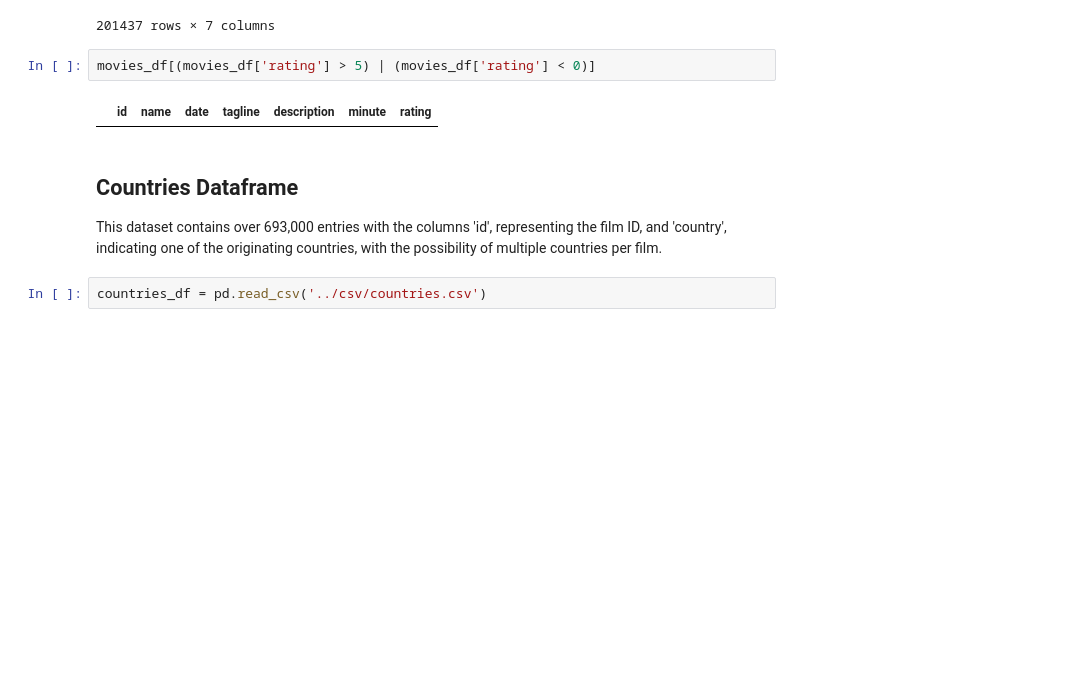
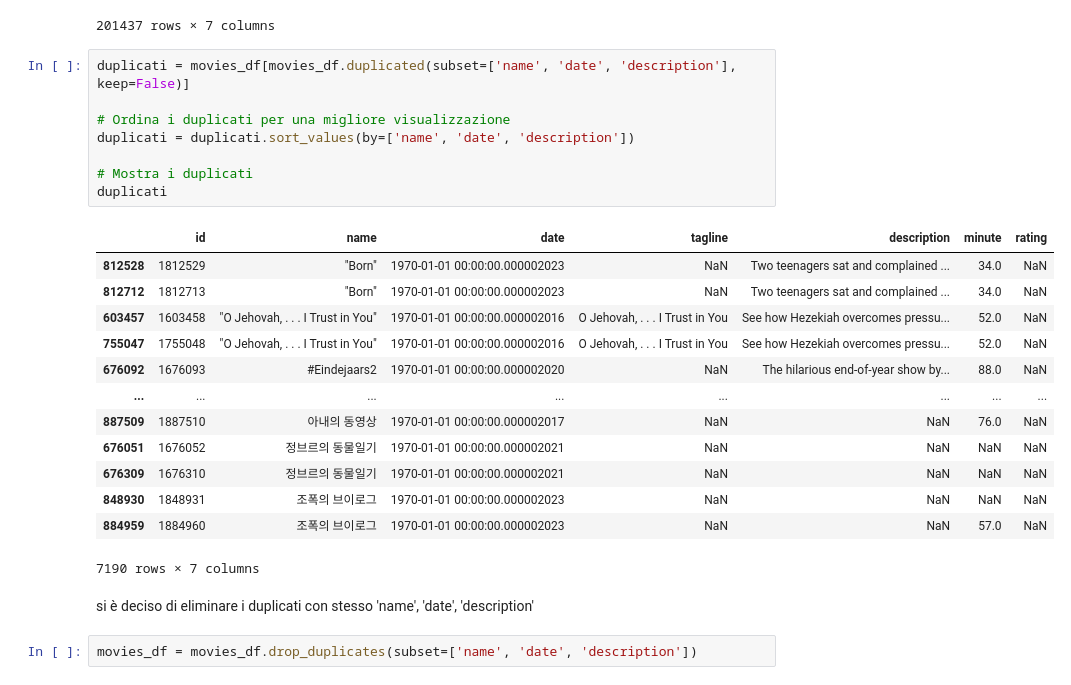
Before and after one commit to Yassek98/IUM-TWEB-Project, a Jupyter notebook: notebooks/explorations/data_exploration.ipynb, the cells around one changed output. Drawn from its saved outputs; the diff is of its cells as text; blank space fills up the shorter version.

Commit message:
gestione duplicati in movie

```diff
--- a/notebooks/explorations/data_exploration.ipynb
+++ b/notebooks/explorations/data_exploration.ipynb
@@ -115,11 +115,28 @@ duplicati
 | 871369 | 1871370 | 코리안 커넥션 | NaT | NaN | NaN | 117.0 | NaN |
 201437 rows × 7 columns
 # %%
-movies_df[(movies_df['rating'] > 5) | (movies_df['rating'] < 0)]
+duplicati = movies_df[movies_df.duplicated(subset=['name', 'date', 'description'], keep=False)]
+
+# Ordina i duplicati per una migliore visualizzazione
+duplicati = duplicati.sort_values(by=['name', 'date', 'description'])
+
+# Mostra i duplicati
+duplicati
 # %% [output]
 |  | id | name | date | tagline | description | minute | rating |
+| 812528 | 1812529 | "Born" | 1970-01-01 00:00:00.000002023 | NaN | Two teenagers sat and complained ... | 34.0 | NaN |
+| 812712 | 1812713 | "Born" | 1970-01-01 00:00:00.000002023 | NaN | Two teenagers sat and complained ... | 34.0 | NaN |
+| 603457 | 1603458 | "O Jehovah, . . . I Trust in You" | 1970-01-01 00:00:00.000002016 | O Jehovah, . . . I Trust in You | See how Hezekiah overcomes pressu... | 52.0 | NaN |
+| 755047 | 1755048 | "O Jehovah, . . . I Trust in You" | 1970-01-01 00:00:00.000002016 | O Jehovah, . . . I Trust in You | See how Hezekiah overcomes pressu... | 52.0 | NaN |
+| 676092 | 1676093 | #Eindejaars2 | 1970-01-01 00:00:00.000002020 | NaN | The hilarious end-of-year show by... | 88.0 | NaN |
+| ... | ... | ... | ... | ... | ... | ... | ... |
+| 887509 | 1887510 | 아내의 동영상 | 1970-01-01 00:00:00.000002017 | NaN | NaN | 76.0 | NaN |
+| 676051 | 1676052 | 정브르의 동물일기 | 1970-01-01 00:00:00.000002021 | NaN | NaN | NaN | NaN |
+| 676309 | 1676310 | 정브르의 동물일기 | 1970-01-01 00:00:00.000002021 | NaN | NaN | NaN | NaN |
+| 848930 | 1848931 | 조폭의 브이로그 | 1970-01-01 00:00:00.000002023 | NaN | NaN | NaN | NaN |
+| 884959 | 1884960 | 조폭의 브이로그 | 1970-01-01 00:00:00.000002023 | NaN | NaN | 57.0 | NaN |
+7190 rows × 7 columns
-# %% [markdown]
-## Countries Dataframe
-This dataset contains over 693,000 entries with the columns 'id', representing the film ID, and 'country', indicating one of the originating countries, with the possibility of multiple countries per film.
-# %%
-countries_df = pd.read_csv('../csv/countries.csv')
+# %% [markdown]
+si è deciso di eliminare i duplicati con stesso 'name', 'date', 'description'
+# %%
+movies_df = movies_df.drop_duplicates(subset=['name', 'date', 'description'])
```
Also changed, not shown: parts of 112 cells of this notebook.
